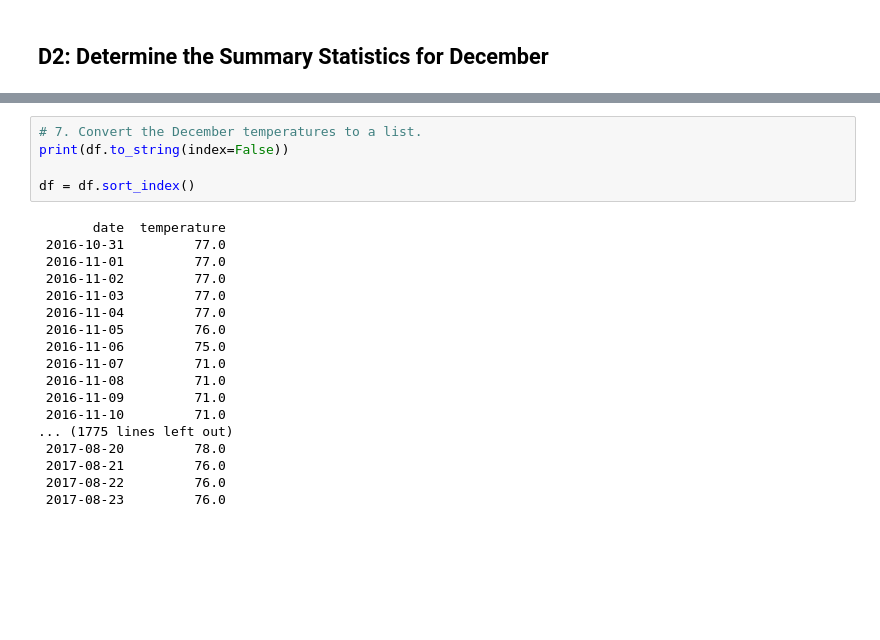
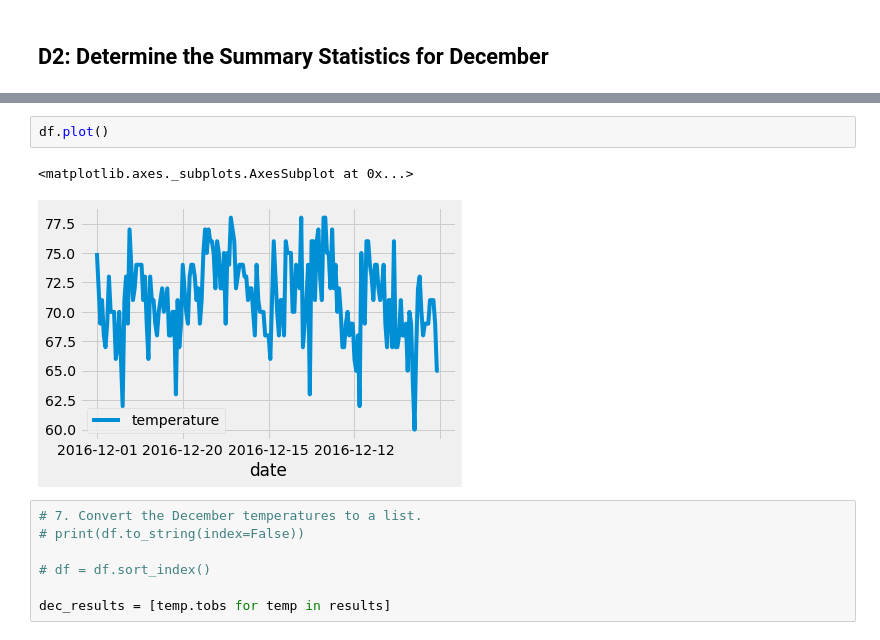
Before and after one commit to Mattiejordan/surfs_up, a Jupyter notebook: SurfsUp_Challenge.ipynb, the cells around one changed output, grey strips where cells are left out. Drawn from its saved outputs; the diff is of its cells as text; blank space fills up the shorter version.

```diff
--- a/SurfsUp_Challenge.ipynb
+++ b/SurfsUp_Challenge.ipynb
@@ -142,25 +127,14 @@ print(results)
+# %%
+df.plot()
+# %% [output]
+<matplotlib.axes._subplots.AxesSubplot at 0x...>
+[figure, added]
 # %%
 # 7. Convert the December temperatures to a list.
-print(df.to_string(index=False))
+# print(df.to_string(index=False))
 
-df = df.sort_index()
+# df = df.sort_index()
+
+dec_results = [temp.tobs for temp in results]
-# %% [output]
-       date  temperature
- 2016-10-31         77.0
- 2016-11-01         77.0
- 2016-11-02         77.0
- 2016-11-03         77.0
- 2016-11-04         77.0
- 2016-11-05         76.0
- 2016-11-06         75.0
- 2016-11-07         71.0
- 2016-11-08         71.0
- 2016-11-09         71.0
- 2016-11-10         71.0
-... (1775 lines left out)
- 2017-08-20         78.0
- 2017-08-21         76.0
- 2017-08-22         76.0
- 2017-08-23         76.0
 # %%
 # 8. Create a DataFrame from the list of temperatures for the month of December.
```
Also changed, not shown: parts of 9 cells of this notebook.
